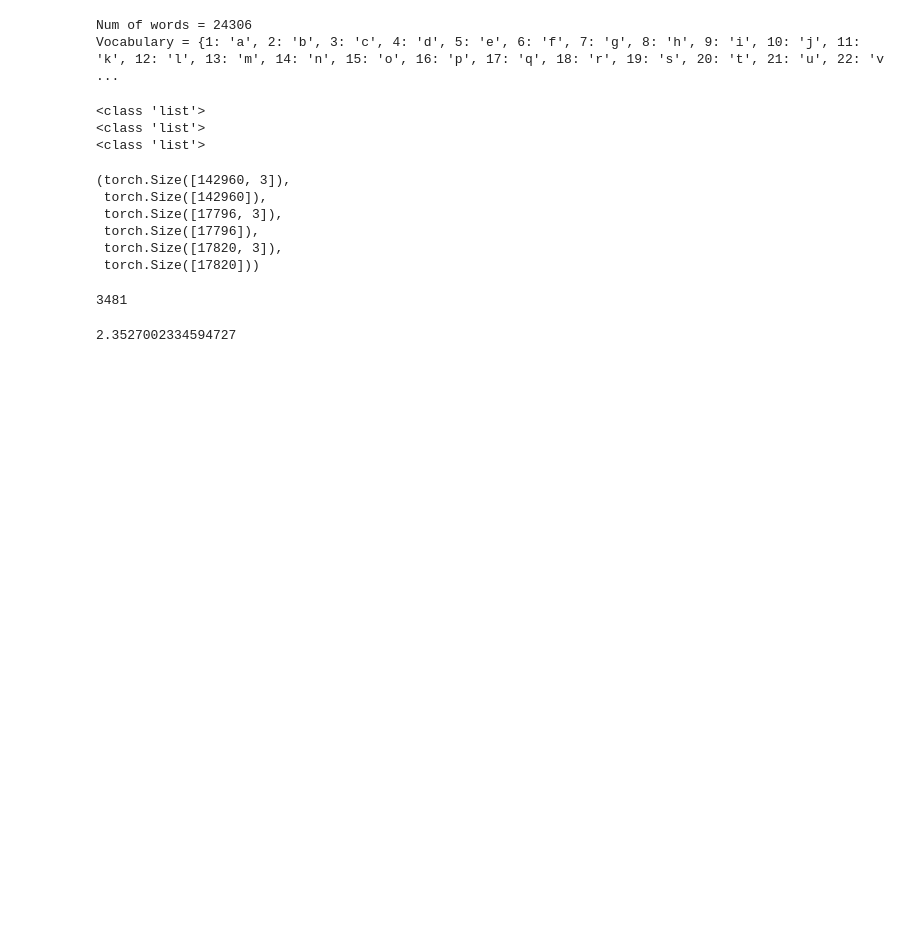
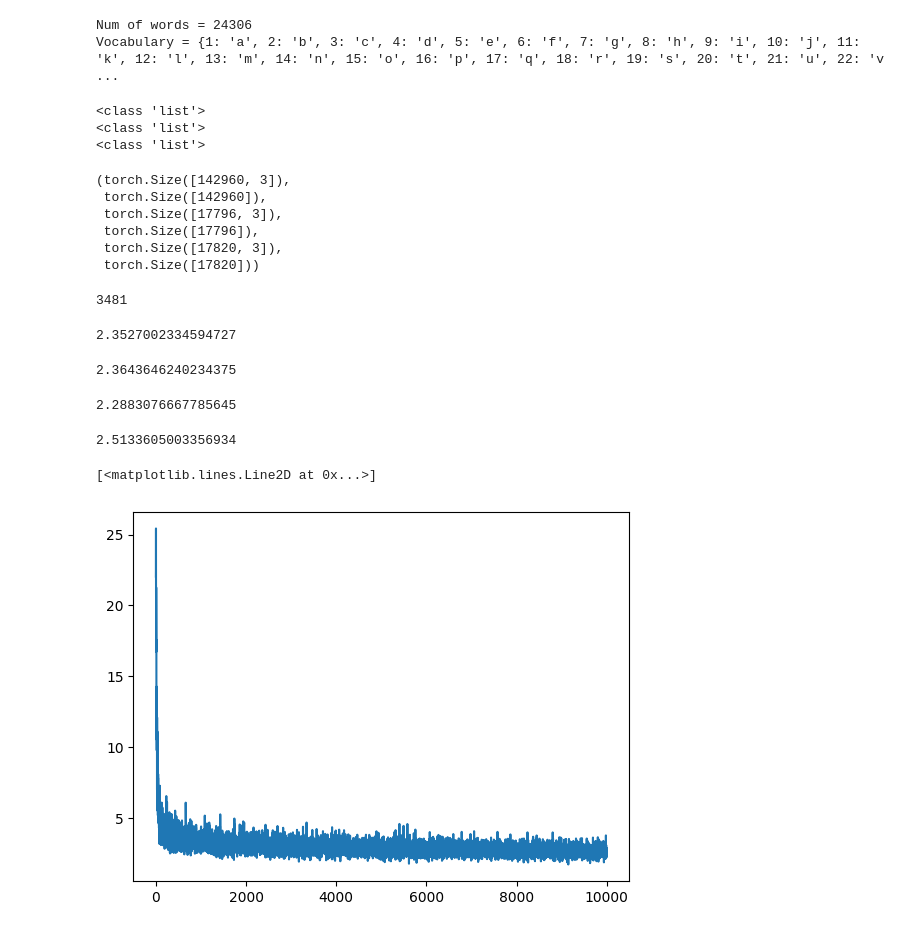
Before and after one commit to sganguly3000ai/makemore, a Jupyter notebook: makemore_02.ipynb, the cells around one changed output. Drawn from its saved outputs; the diff is of its cells as text; code cells hidden in the pictures; blank space fills up the shorter version.

```diff
--- a/makemore_02.ipynb
+++ b/makemore_02.ipynb
@@ -179,11 +179,55 @@ for i in range(10000):
 print(loss.item())
 # %% [output]
 2.3527002334594727
+# %%
+# what does loss look like with train data
+emb     = C[Xtr]                              # shape is 31, 3, 2
+h       = torch.tanh(emb.view(-1,6) @ W1 + b1)  # shape is 31, 100
+logits  = h @ W2 + b2                           # shape is 31, 27 (27 possible outputs for 27 lowercase english characters)
+# counts  = logits.exp()
+# probs   = counts / counts.sum(1, keepdims = True)
+# loss    = -probs[torch.arange(num_of_labels),Y].log().mean()
+loss = F.cross_entropy(logits, Ytr)
+
+print(loss.item())
+# %% [output]
+2.3643646240234375
+# %%
+# test the model use Xdev
+
+emb     = C[Xdev]                              # shape is 31, 3, 2
+h       = torch.tanh(emb.view(-1,6) @ W1 + b1)  # shape is 31, 100
+logits  = h @ W2 + b2                           # shape is 31, 27 (27 possible outputs for 27 lowercase english characters)
+# counts  = logits.exp()
+# probs   = counts / counts.sum(1, keepdims = True)
+# loss    = -probs[torch.arange(num_of_labels),Y].log().mean()
+loss = F.cross_entropy(logits, Ydev)
+
+
+print(loss.item())
+# %% [output]
+2.2883076667785645
 # %%
-# test the model use Xdev
+# train and dev(test) shows similar loss. so the model is not overfitting
+# the model is underfitting since the train and dev losses are very similar
+# that basically tells us that the neural net is not large enough
+# so lets make the network larger
 
-# lri   = []    # used to track the learning rate
-# lossi = []    # used to track the losses for the given lr
+g   =   torch.Generator().manual_seed(2147483647)
+C   =   torch.randn((27,2), generator = g)
+W1  =   torch.randn((6,300), generator = g)
+b1  =   torch.randn((300), generator = g)
+W2  =   torch.randn((300,27), generator = g)      # 27 possible outputs for 27 lowercase english characters
+b2  =   torch.randn((27), generator = g)
+parameters  = [C, W1, b1, W2, b2]
+
+
+# train model use Xtr but a nn with the hideen layer having 300 neurons
+
+
+lri   = []    # used to track the learning rate
+lossi = []    # used to track the losses for the given lr
+stepi = []    # track the steps
 
 
 for p in parameters:
@@ -193,17 +237,17 @@ for i in range(10000):
 
   # minibatch construct (pluck 31 samples out of the total number of samples randomly
 
-  ix = torch.randint(0, Xdev.shape[0], (31,))
+  ix = torch.randint(0, Xtr.shape[0], (31,))
 
 
   # forward pass
-  emb     = C[Xdev[ix]]                              # shape is 31, 3, 2
+  emb     = C[Xtr[ix]]                              # shape is 31, 3, 2
   h       = torch.tanh(emb.view(-1,6) @ W1 + b1)  # shape is 31, 100
   logits  = h @ W2 + b2                           # shape is 31, 27 (27 possible outputs for 27 lowercase english characters)
   # counts  = logits.exp()
   # probs   = counts / counts.sum(1, keepdims = True)
   # loss    = -probs[torch.arange(num_of_labels),Y].log().mean()
-  loss = F.cross_entropy(logits, Ydev[ix])
+  loss = F.cross_entropy(logits, Ytr[ix])
 
   # backward pass
   for p in parameters:
@@ -214,15 +258,19 @@ for i in range(10000):
     #lr        = lrs[i]
     p.data   += -0.1 * p.grad
 
-"""
-    p.data    += -lr * p.grad
 
-  # track stats for lr
-  lri.append(lre[i])
+# track stats for lr
+#  lri.append(lre[i])
+  stepi.append(i)
   lossi.append(loss.item())
-"""
+
 
 
 print(loss.item())
+# %% [output]
+2.5133605003356934
 # %%
-plt.plot(lri,lossi) # looks like 10**-1, which is .1 is a good learning rate
+plt.plot(stepi,lossi) # looks like 10**-1, which is .1 is a good learning rate
+# %% [output]
+[<matplotlib.lines.Line2D at 0x...>]
+[figure, added]
```
Also changed, not shown: parts of 4 cells of this notebook.
